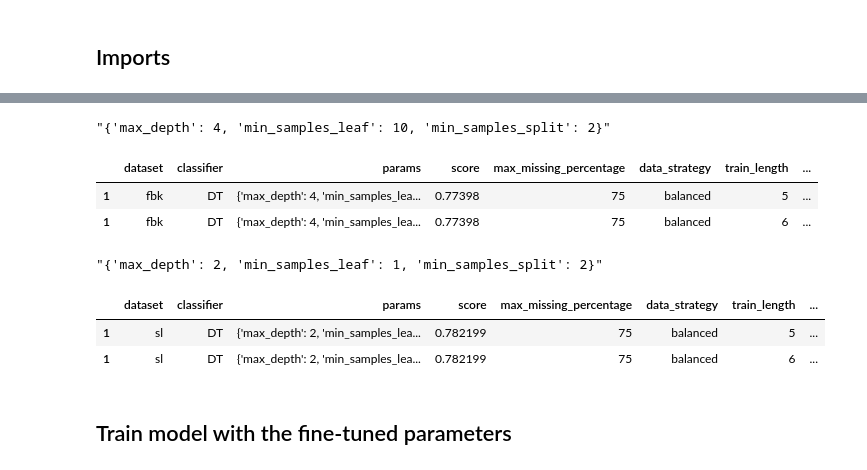
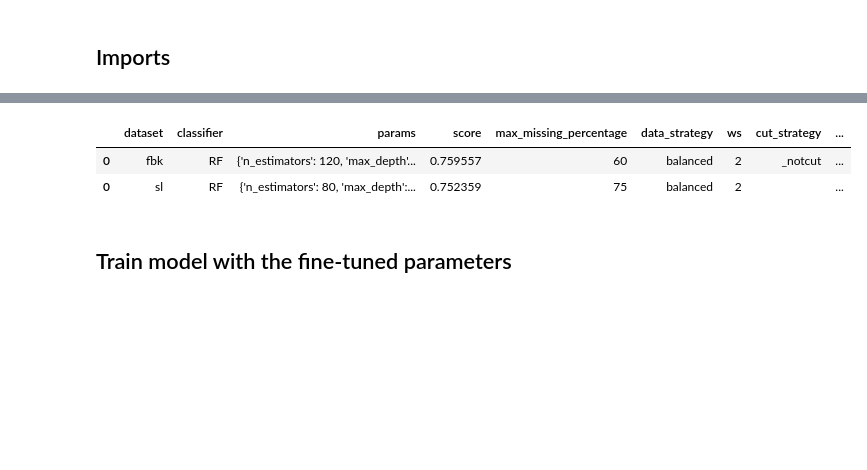
Before and after one commit to chavinvan/paams23-abm-stress, a Jupyter notebook: code/ml/MLFineTuning.ipynb, the cells around one changed output, grey strips where cells are left out. Cells and saved outputs as stored; diff of their text form; code cells hidden in the pictures; blank space fills up the shorter version.

```diff
--- a/code/ml/MLFineTuning.ipynb
+++ b/code/ml/MLFineTuning.ipynb
@@ -120,34 +149,40 @@ datasets = {
     }
 }
 # %%
-def evaluate(dataset_name, cut_strategy, max_missing_percentage, data_strategy, train_length, dataset):
+def evaluate(dataset_name, cut_strategy, max_missing_percentage, data_strategy, ws, dataset):
     scores = []
-    for clf_name in ['LogR', 'DT', 'RF']:
+    for clf_name in ['RF']:
         np.random.seed(24091993)
+        cv = StratifiedKFold(shuffle=True, n_splits=5, random_state=24091993)
         clf = select_classifier(clf_name)
         params = select_params(clf_name)
 
         data = dataset.copy()
 
-        # training_data = data[(data['week'] >= data_strategy['start']) and (data['week'] < data_strategy['start'] + train_length - 1)]
-        # test_data = data[(data['week'] >= data_strategy['start'] + train_length) and (data['week'] < data_strategy['start'] + data_strategy['length'])]
+        X = data.drop(['stress', 'date', 'duration','user'], axis=1)#data[['sleep', 'workload', 'weekday', 'prev_stress', 'voice', 'weekday']]
+        cols = X.columns
+        y = data['stress']
 
-        rscv = GridSearchCV(clf, params, cv=5, scoring='f1_weighted', n_jobs=-1)
-        rscv.fit(data.drop(['stress', 'date', 'duration', 'user'], axis=1), data['stress'])
-        scores.append([dataset_name, clf_name, str(rscv.best_params_), rscv.best_score_,  max_missing_percentage, data_strategy, train_length, cut_strategy])
+
+        # undersample = NeighbourhoodCleaningRule(sampling_strategy='not minority')
+        # fit and apply the transform
+        # X, y = undersample.fit_resample(X, y)
+
+        rscv = RandomizedSearchCV(clf, params, cv=cv, scoring='f1_weighted', n_jobs=-1)
+        rscv.fit(X, y)
+        scores.append([dataset_name, clf_name, rscv.best_params_, rscv.best_score_,  max_missing_percentage, data_strategy, ws, cut_strategy, cols])
     return scores
 # %%
 scores_array = []
-for dataset_name in datasets:
+for dataset_name in ['sl', 'fbk']:
     for cut_strategy in datasets[dataset_name]['cut_strategies']:
-        for max_missing_percentage in max_missing_percentages:
+        for max_missing_percentage in datasets[dataset_name]['max_missing_percentages']:
             for data_strategy in data_strategies:
                 dataframe = pd.read_csv('../data/processed/{}_processed_data_{}_{}{}.csv'.format(dataset_name, max_missing_percentage, data_strategy, cut_strategy))
-                for train_length in datasets[dataset_name]['weeks'][data_strategy]['train_lengths']:
-                    data = dataframe.copy()
-                    data = create_features(data, window_size=2)
-                    data.dropna(inplace=True)
-                    scores = evaluate(dataset_name, cut_strategy, max_missing_percentage, data_strategy, train_length, data)
-                    scores = pd.DataFrame(scores, columns=['dataset', 'classifier', 'params', 'score', 'max_missing_percentage', 'data_strategy', 'train_length', 'cut_strategy'])
-                    scores_array.append(scores)
+                data = dataframe.copy()
+                data = create_features(data, window_size=2)
+                data.dropna(inplace=True)
+                scores = evaluate(dataset_name, cut_strategy, max_missing_percentage, data_strategy, 2, data)
+                scores = pd.DataFrame(scores, columns=['dataset', 'classifier','params', 'score', 'max_missing_percentage', 'data_strategy', 'ws', 'cut_strategy', 'features'])
+                scores_array.append(scores)
 scores = pd.concat(scores_array)
@@ -170,23 +189,9 @@ scores
-# %%
-scores[scores['dataset'] == 'fbk'].query('score == score.max()').iloc[0]['params']
-# %% [output]
-"{'max_depth': 4, 'min_samples_leaf': 10, 'min_samples_split': 2}"
-# %%
-scores[scores['dataset'] == 'fbk'].query('score == score.max()')
-# %% [output]
-|  | dataset | classifier | params | score | max_missing_percentage | data_strategy | train_length | ... |
-| 1 | fbk | DT | {'max_depth': 4, 'min_samples_lea... | 0.77398 | 75 | balanced | 5 | ... |
-| 1 | fbk | DT | {'max_depth': 4, 'min_samples_lea... | 0.77398 | 75 | balanced | 6 | ... |
-# %%
-scores[scores['dataset'] == 'sl'].query('score == score.max()').iloc[0]['params']
-# %% [output]
-"{'max_depth': 2, 'min_samples_leaf': 1, 'min_samples_split': 2}"
-# %%
-scores[scores['dataset'] == 'sl'].query('score == score.max()')
-# %% [output]
-|  | dataset | classifier | params | score | max_missing_percentage | data_strategy | train_length | ... |
-| 1 | sl | DT | {'max_depth': 2, 'min_samples_lea... | 0.782199 | 75 | balanced | 5 | ... |
-| 1 | sl | DT | {'max_depth': 2, 'min_samples_lea... | 0.782199 | 75 | balanced | 6 | ... |
+# %%
+scores.sort_values(by=['score'], ascending=False).head(15)
+# %% [output]
+|  | dataset | classifier | params | score | max_missing_percentage | data_strategy | ws | cut_strategy | ... |
+| 0 | fbk | RF | {'n_estimators': 120, 'max_depth'... | 0.759557 | 60 | balanced | 2 | _notcut | ... |
+| 0 | sl | RF | {'n_estimators': 80, 'max_depth':... | 0.752359 | 75 | balanced | 2 |  | ... |
 # %% [markdown]
 ## Train model with the fine-tuned parameters
 # %%
```
Also changed, not shown: parts of 9 cells of this notebook, 11 other files.
